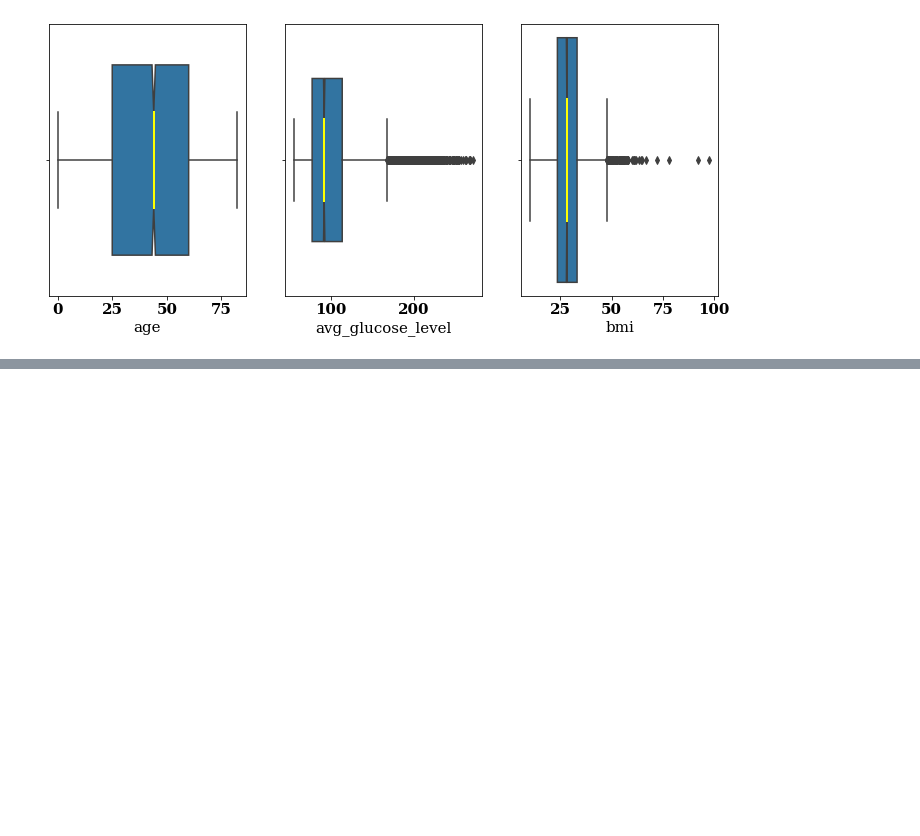
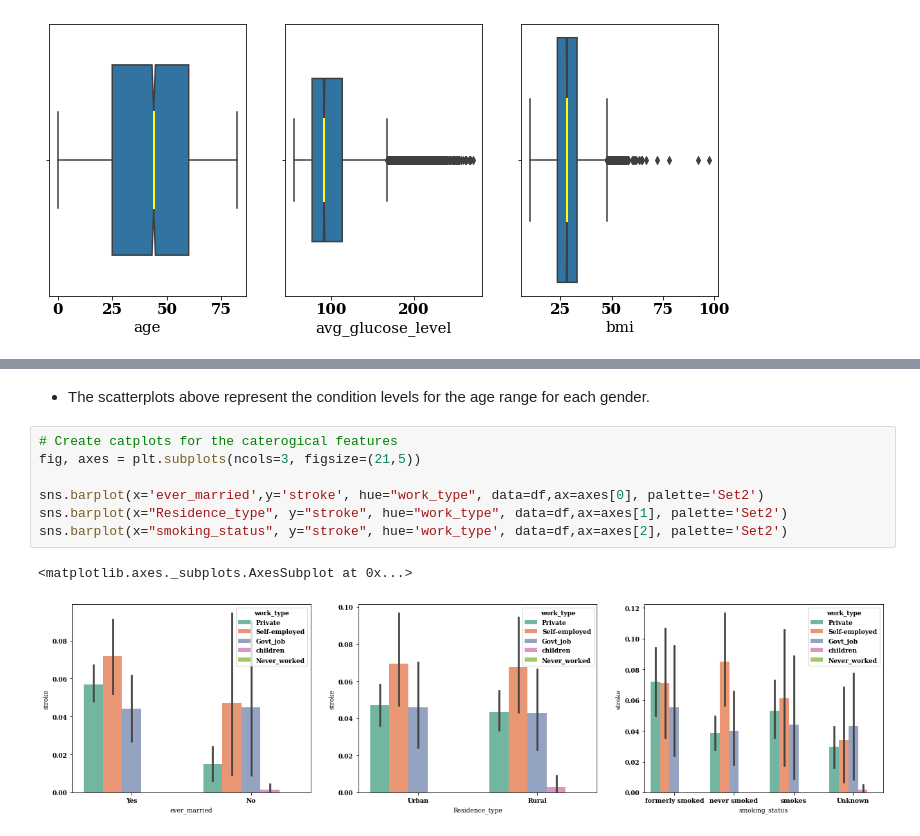
Before and after one commit to julianasaha/Risk-of-Stroke-Prediction, a Jupyter notebook: Project_2_(Core).ipynb, the cells around one changed output, grey strips where cells are left out. Drawn from its saved outputs; the diff is of its cells as text; blank space fills up the shorter version.

```diff
--- a/Project_2_(Core).ipynb
+++ b/Project_2_(Core).ipynb
@@ -223,0 +279,12 @@ plt.rcParams.update( {'font.family':'serif', 'font.size':9,
+# %% [markdown]
+- The scatterplots above represent the condition levels for the age range for each gender.
+# %%
+# Create catplots for the caterogical features
+fig, axes = plt.subplots(ncols=3, figsize=(21,5))
+
+sns.barplot(x='ever_married',y='stroke', hue="work_type", data=df,ax=axes[0], palette='Set2')
+sns.barplot(x="Residence_type", y="stroke", hue="work_type", data=df,ax=axes[1], palette='Set2')
+sns.barplot(x="smoking_status", y="stroke", hue='work_type', data=df,ax=axes[2], palette='Set2')
+# %% [output]
+<matplotlib.axes._subplots.AxesSubplot at 0x...>
+[figure, added]
```
Also changed, not shown: parts of 10 cells of this notebook.
